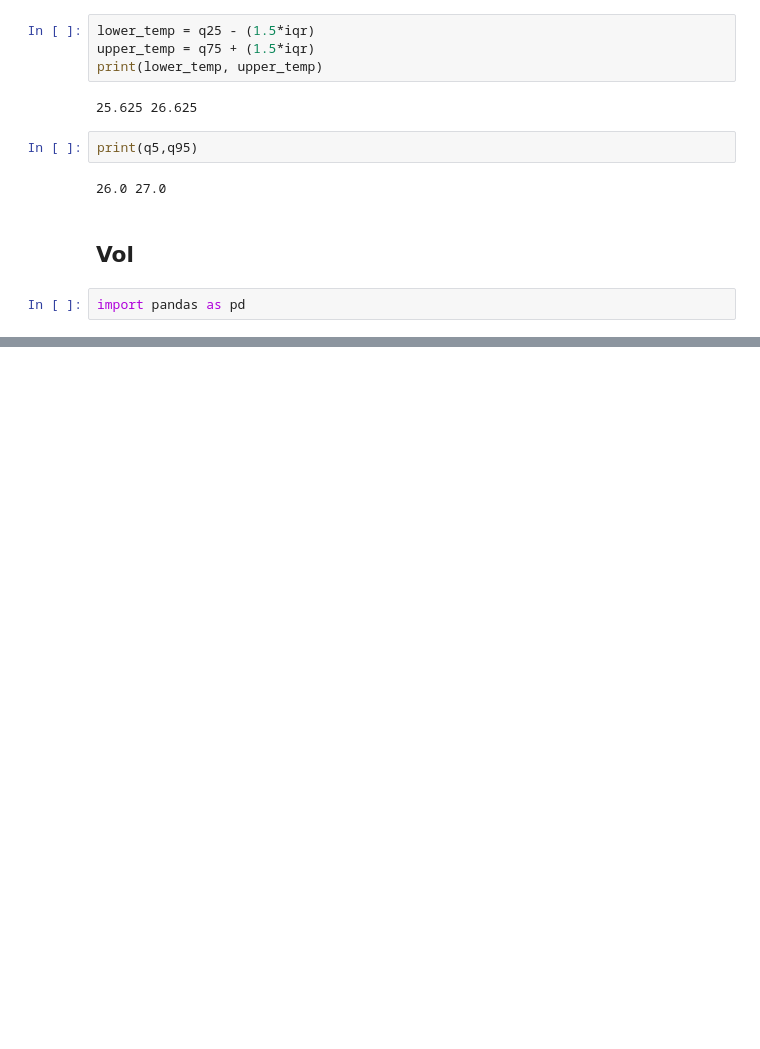
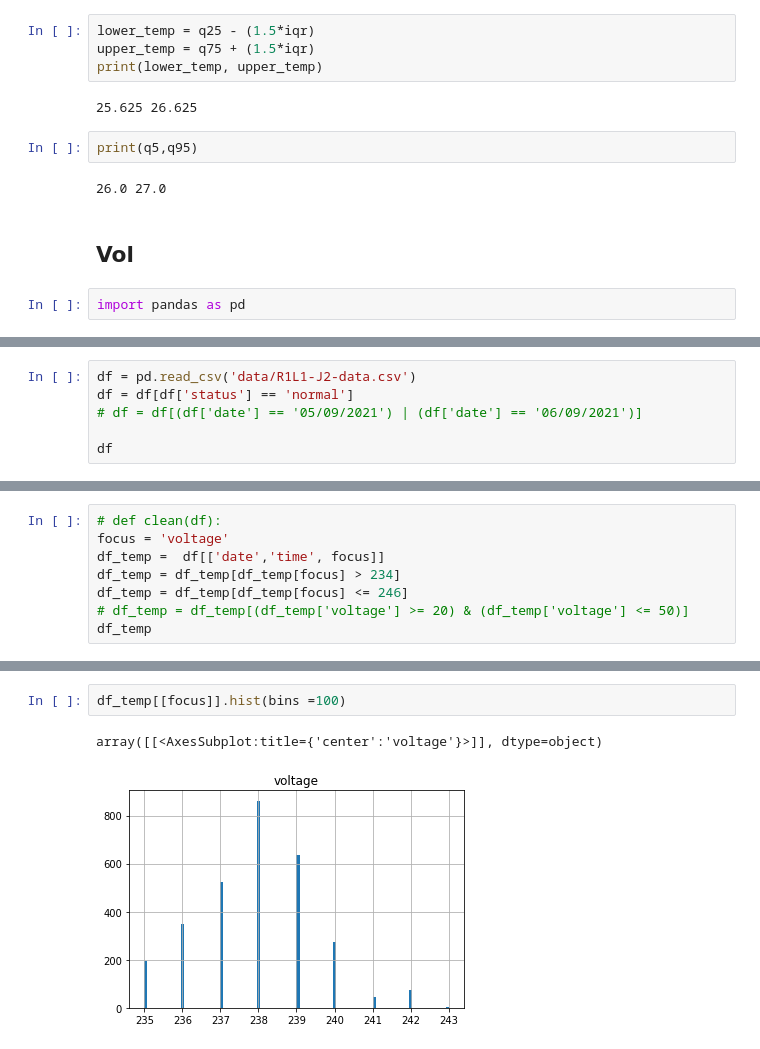
Before and after one commit to kimlolipop/stat-predictive, a Jupyter notebook: quatile.ipynb, the cells around one changed output, grey strips where cells are left out. Cells and saved outputs as stored; diff of their text form; blank space fills up the shorter version.

```diff
--- a/quatile.ipynb
+++ b/quatile.ipynb
@@ -117,0 +125,6 @@ alert: 27.0 39.0
+# %%
+df = pd.read_csv('data/R1L1-J2-data.csv')
+df = df[df['status'] == 'normal']
+# df = df[(df['date'] == '05/09/2021') | (df['date'] == '06/09/2021')]
+
+df
@@ -117,0 +145,8 @@ alert: 27.0 39.0
+# %%
+# def clean(df):
+focus = 'voltage'
+df_temp =  df[['date','time', focus]]
+df_temp = df_temp[df_temp[focus] > 234]
+df_temp = df_temp[df_temp[focus] <= 246]
+# df_temp = df_temp[(df_temp['voltage'] >= 20) & (df_temp['voltage'] <= 50)]
+df_temp
@@ -117,0 +167,5 @@ alert: 27.0 39.0
+# %%
+df_temp[[focus]].hist(bins =100)
+# %% [output]
+array([[<AxesSubplot:title={'center':'voltage'}>]], dtype=object)
+[figure, added]
```
Also changed, not shown: parts of 9 cells of this notebook.
